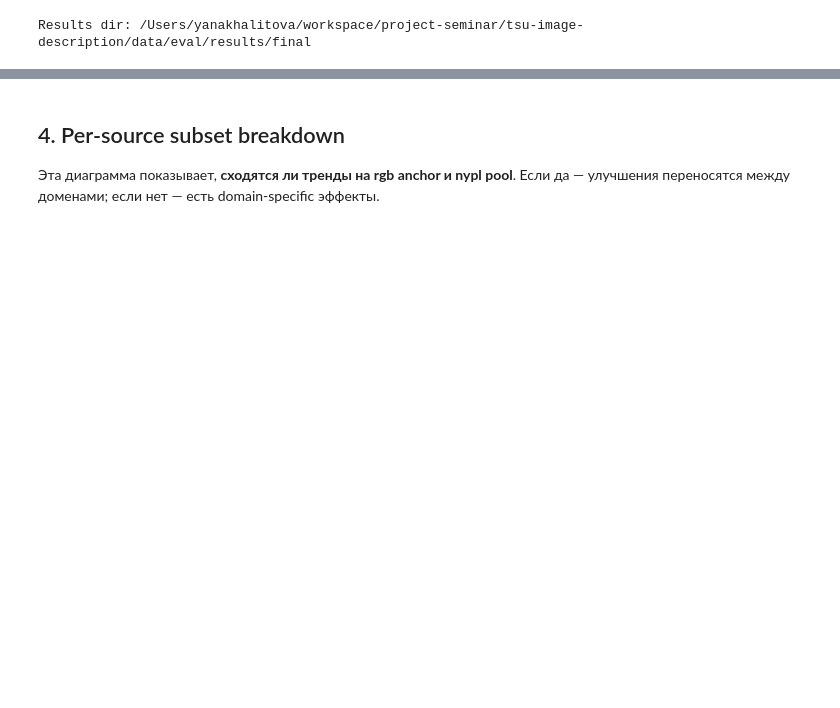
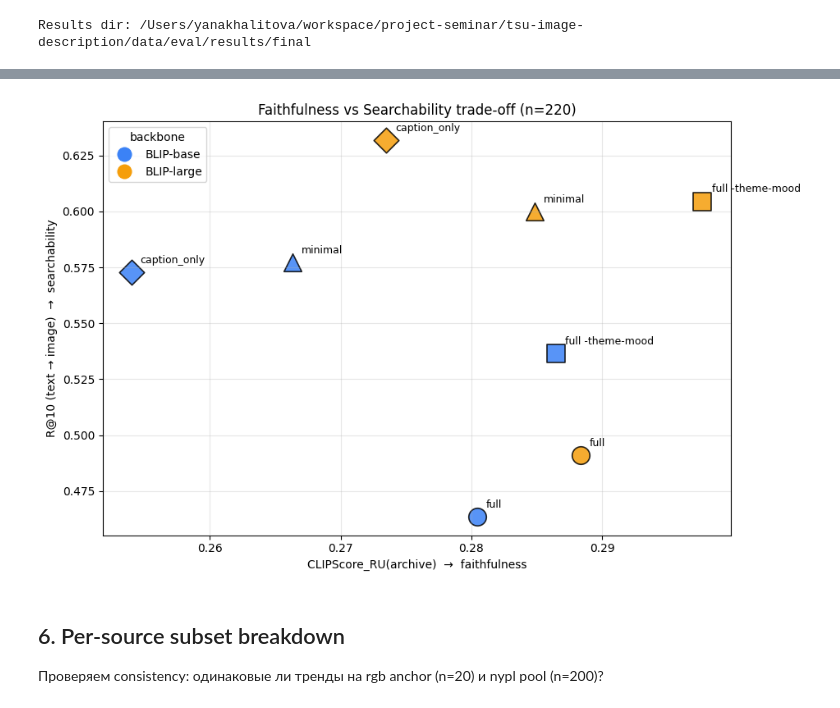
Before and after one commit to azat-khatyn/tsu-image-description, a Jupyter notebook: notebooks/experiments_results.ipynb, the cells around one changed output, grey strips where cells are left out. Saved outputs shown, nothing was run; the diff lists cells and outputs as text; code cells hidden in the pictures; blank space fills up the shorter version.

```diff
--- a/notebooks/experiments_results.ipynb
+++ b/notebooks/experiments_results.ipynb
@@ -33,21 +30,0 @@ Results dir: /Users/yanakhalitova/workspace/project-seminar/tsu-image-descriptio
-# %%
-RUN_LABELS = {
-    'metrics_triad_baseline_n220.json':                          'baseline',
-    'metrics_triad_E-1_blip_large_n220.json':                    'E-1 (BLIP-large)',
-    'metrics_triad_E-16_drop_theme_n220.json':                   'E-16 (drop theme+mood)',
-    'metrics_triad_E-1+16_blip_large_drop_theme_n220.json':      'E-1+E-16 (combined)',
-}
-RUN_ORDER = ['baseline', 'E-1 (BLIP-large)', 'E-16 (drop theme+mood)', 'E-1+E-16 (combined)']
-
-runs = {}
-for path in sorted(RESULTS_DIR.glob('metrics_triad_*_n220.json')):
-    label = RUN_LABELS.get(path.name)
-    if label:
-        runs[label] = json.loads(path.read_text(encoding='utf-8'))
-
-# Reorder
-runs = {k: runs[k] for k in RUN_ORDER if k in runs}
-
-for label, r in runs.items():
-    n = r['summary']['num_examples']
-    print(f'  - {label}  (n={n})')
@@ -134,4 +188,30 @@ plt.show()
+# %%
+from matplotlib.lines import Line2D
+fig, ax = plt.subplots(figsize=(9.5, 6))
+marker_for = {'full': 'o', 'full -theme-mood': 's', 'minimal': '^', 'caption_only': 'D'}
+
+for r in runs:
+    cs = float(np.mean(per_item_archive(r['data'])))
+    r10 = r['data']['summary']['retrieval']['t2i']['R@10']
+    ax.scatter(cs, r10, s=240, c=colors[r['backbone']], marker=marker_for[r['template']],
+               edgecolors='black', linewidths=1.2, alpha=0.85)
+    ax.annotate(r['template'], (cs, r10), xytext=(8, 8), textcoords='offset points', fontsize=9)
+
+ax.set_xlabel('CLIPScore_RU(archive)  →  faithfulness')
+ax.set_ylabel('R@10 (text → image)  →  searchability')
+ax.set_title('Faithfulness vs Searchability trade-off (n=220)')
+ax.grid(alpha=0.3)
+
+legend_elements = [
+    Line2D([0], [0], marker='o', color='w', markerfacecolor=colors['BLIP-base'],  markersize=14, label='BLIP-base'),
+    Line2D([0], [0], marker='o', color='w', markerfacecolor=colors['BLIP-large'], markersize=14, label='BLIP-large'),
+]
+ax.legend(handles=legend_elements, loc='upper left', title='backbone')
+plt.tight_layout()
+plt.show()
+# %% [output]
+[figure, added]
 # %% [markdown]
-## 4. Per-source subset breakdown
+## 6. Per-source subset breakdown
 
-Эта диаграмма показывает, **сходятся ли тренды на rgb anchor и nypl pool**. Если да — улучшения переносятся между доменами; если нет — есть domain-specific эффекты.
+Проверяем consistency: одинаковые ли тренды на rgb anchor (n=20) и nypl pool (n=200)?
```
Also changed, not shown: parts of 25 cells of this notebook, 7 other files.
